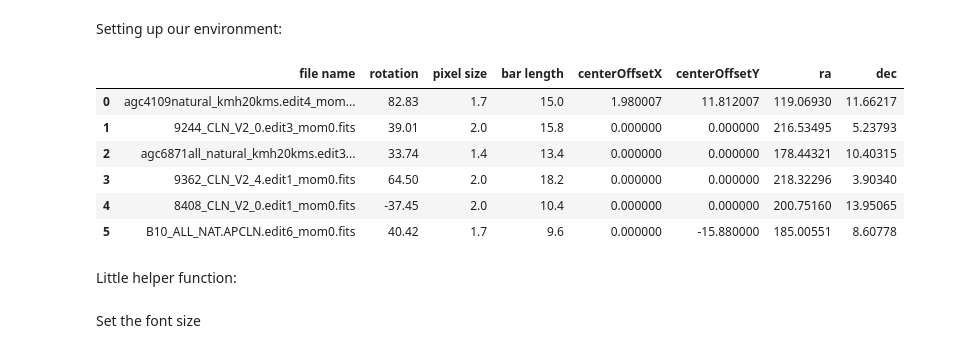
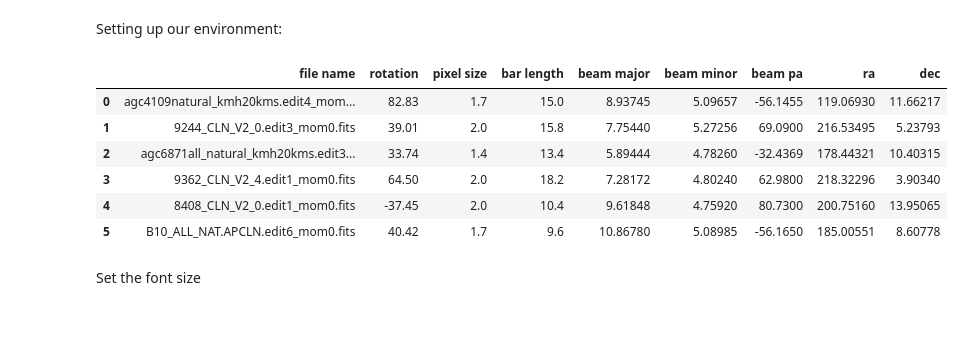
Before and after one commit to tingard/HI-plots-for-Lucy, a Jupyter notebook: main.ipynb, the cells around one changed output. Cells and saved outputs as stored; diff of their text form; code cells hidden in the pictures; blank space fills up the shorter version.

```diff
--- a/main.ipynb
+++ b/main.ipynb
@@ -33,29 +33,30 @@ from scipy.ndimage import interpolation as ipt
 # %%
 df = pd.DataFrame.from_dict({
     'file name': [
         'agc4109natural_kmh20kms.edit4_mom0.fits',
         '9244_CLN_V2_0.edit3_mom0.fits',
         'agc6871all_natural_kmh20kms.edit3_mom0.fits',
         '9362_CLN_V2_4.edit1_mom0.fits',
         '8408_CLN_V2_0.edit1_mom0.fits',
         'B10_ALL_NAT.APCLN.edit6_mom0.fits',
     ],
     'rotation': [82.83, 39.01, 33.74, 64.5, -37.45, 40.42],
     'pixel size': [1.7, 2, 1.4, 2, 2, 1.7],
     'bar length': [15.0, 15.8, 13.4, 18.2, 10.4, 9.6],
-    'centerOffsetX': [1.9800072, 0, 0, 0, 0, 0.],
-    'centerOffsetY': [11.81200716, 0, 0, 0, 0, -15.88],
+#     'centerOffsetX': [1.9800072, 0, 0, 0, 0, 0.],
+#     'centerOffsetY': [11.81200716, 0, 0, 0, 0, -15.88],
+    'beam major': [8.93745, 7.7544, 5.89444, 7.28172, 9.61848, 10.8678],
+    'beam minor': [5.09657, 5.27256, 4.7826, 4.8024, 4.7592, 5.08985],
+    'beam pa': [-56.1455, 69.09, -32.4369, 62.98, 80.73, -56.165],
     'ra': [119.0693, 216.53495, 178.44321, 218.32296, 200.7516, 185.00551],
     'dec': [11.66217, 5.23793, 10.40315, 3.9034, 13.95065, 8.60778],
 })
 df
 # %% [output]
-|  | file name | rotation | pixel size | bar length | centerOffsetX | centerOffsetY | ra | dec |
-| 0 | agc4109natural_kmh20kms.edit4_mom... | 82.83 | 1.7 | 15.0 | 1.980007 | 11.812007 | 119.06930 | 11.66217 |
-| 1 | 9244_CLN_V2_0.edit3_mom0.fits | 39.01 | 2.0 | 15.8 | 0.000000 | 0.000000 | 216.53495 | 5.23793 |
-| 2 | agc6871all_natural_kmh20kms.edit3... | 33.74 | 1.4 | 13.4 | 0.000000 | 0.000000 | 178.44321 | 10.40315 |
-| 3 | 9362_CLN_V2_4.edit1_mom0.fits | 64.50 | 2.0 | 18.2 | 0.000000 | 0.000000 | 218.32296 | 3.90340 |
-| 4 | 8408_CLN_V2_0.edit1_mom0.fits | -37.45 | 2.0 | 10.4 | 0.000000 | 0.000000 | 200.75160 | 13.95065 |
-| 5 | B10_ALL_NAT.APCLN.edit6_mom0.fits | 40.42 | 1.7 | 9.6 | 0.000000 | -15.880000 | 185.00551 | 8.60778 |
+|  | file name | rotation | pixel size | bar length | beam major | beam minor | beam pa | ra | dec |
+| 0 | agc4109natural_kmh20kms.edit4_mom... | 82.83 | 1.7 | 15.0 | 8.93745 | 5.09657 | -56.1455 | 119.06930 | 11.66217 |
+| 1 | 9244_CLN_V2_0.edit3_mom0.fits | 39.01 | 2.0 | 15.8 | 7.75440 | 5.27256 | 69.0900 | 216.53495 | 5.23793 |
+| 2 | agc6871all_natural_kmh20kms.edit3... | 33.74 | 1.4 | 13.4 | 5.89444 | 4.78260 | -32.4369 | 178.44321 | 10.40315 |
+| 3 | 9362_CLN_V2_4.edit1_mom0.fits | 64.50 | 2.0 | 18.2 | 7.28172 | 4.80240 | 62.9800 | 218.32296 | 3.90340 |
+| 4 | 8408_CLN_V2_0.edit1_mom0.fits | -37.45 | 2.0 | 10.4 | 9.61848 | 4.75920 | 80.7300 | 200.75160 | 13.95065 |
+| 5 | B10_ALL_NAT.APCLN.edit6_mom0.fits | 40.42 | 1.7 | 9.6 | 10.86780 | 5.08985 | -56.1650 | 185.00551 | 8.60778 |
-# %% [markdown]
-Little helper function:
```
Also changed, not shown: parts of 10 cells of this notebook, 1 other file.
